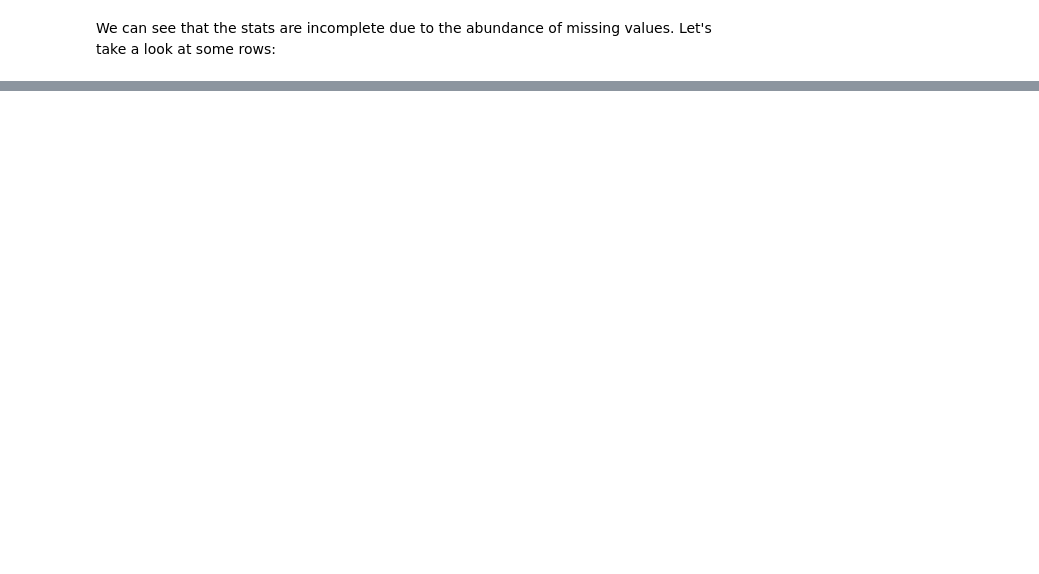
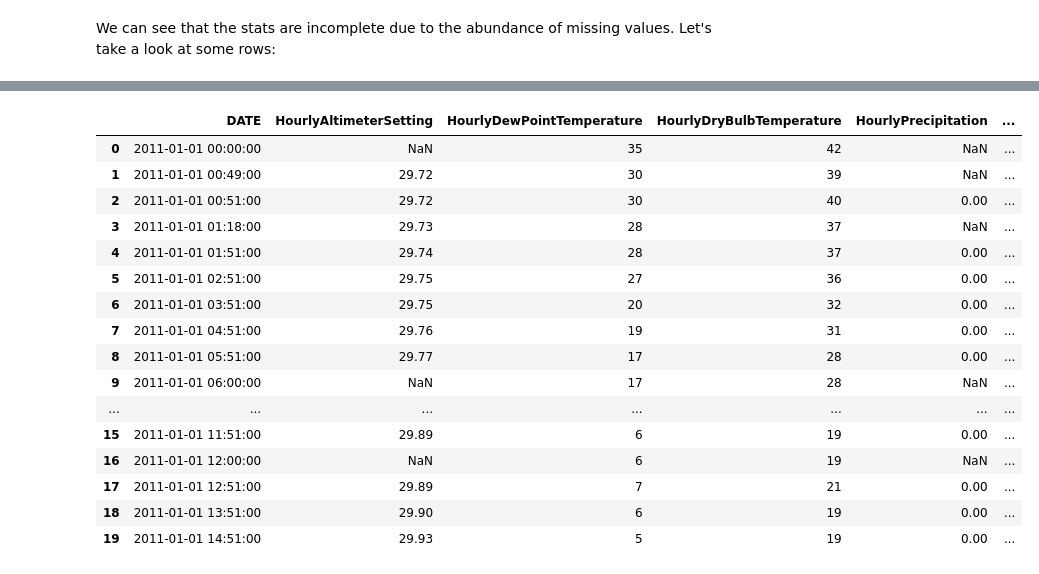
Before and after one commit to sergeypine/WeatherLearner, a Jupyter notebook: data-processing/data-wrangling.ipynb, the cells around one changed output, grey strips where cells are left out. Saved outputs shown, nothing was run; the diff lists cells and outputs as text; code cells hidden in the pictures; blank space fills up the shorter version.

```diff
--- a/data-processing/data-wrangling.ipynb
+++ b/data-processing/data-wrangling.ipynb
@@ -104,17 +108,23 @@ We shall do that step by step:
 # %%
 # Precipitation: replace 'T' ("trace amount") with a small value
 raw_df.loc[raw_df['HourlyPrecipitation'].str.strip() == 'T', 'HourlyPrecipitation'] = 0.005
+# %%
+#WindDirection: NAN-ify VRB values (aka "Variable Wind")
+raw_df.loc[raw_df['HourlyWindDirection'].str.strip() == 'VRB', 'HourlyWindDirection'] = ""
 # %%
 # Put NANs in for variables that are meant to be Numeric but aren't
 def removeJunkSuffixesAndPrefixes(df, variables):
     for variable in variables:
         if df[variable].dtypes != np.float64:
-            df.loc[df[variable].str.contains('s', na=False), variable] = ''
-            df.loc[df[variable].str.contains('V', na=False), variable] = ''
-            df.loc[df[variable].str.contains('\\*', na=False), variable] = ''
+            df.loc[df[variable].str.contains('s', na=False), variable] = None
+            df.loc[df[variable].str.contains('V', na=False), variable] = None
+            df.loc[df[variable].str.contains('\\*', na=False), variable] = None
 
     return df
 
 numeric_variables = ['HourlyDryBulbTemperature', 'HourlyRelativeHumidity', 'HourlyWindSpeed', 'HourlyWindDirection', 'HourlyDewPointTemperature',
     'HourlyWindGustSpeed', 'HourlyAltimeterSetting', 'HourlyPressureChange', 'HourlyPrecipitation', 'HourlyPressureChange', 'HourlyVisibility']
 raw_df = removeJunkSuffixesAndPrefixes(raw_df, numeric_variables)
+# %%
+# WindGust: replace NANs with 0 (assume no WindGust if not reported)
+raw_df['HourlyWindGustSpeed'] = raw_df['HourlyWindGustSpeed'].fillna(0)
@@ -120,0 +184,69 @@ raw_df = removeJunkSuffixesAndPrefixes(raw_df, numeric_variables)
+# %%
+# Sky Condition: decipher the finicky Government Terminology (explained in the PDF)
+#...but first, impute missing values by FF/BF filling (assuming weather changes gradually from observation to observation)
+raw_df['HourlySkyConditions'] = raw_df['HourlySkyConditions'].fillna(method="ffill")
+raw_df['HourlySkyConditions'] = raw_df['HourlySkyConditions'].fillna(method="bfill")
+
+coverCodes = {
+    "CLR" : "Clear",
+    "FEW" : "MostlyClear",
+    "SCT" : "PartlyCloudy",
+    "BKN" : "MostlyCloudy",
+    "OVC" : "Cloudy"
+}
+def preprocSkyConditions(skyCondition):
+    skyCondition = str(skyCondition).strip()
+    if skyCondition == "nan":
+        return None, 0
+
+# Format Example: BKN:07 6 BKN:07 100 BKN:07 120
+# Sky Condition is reported in 3 layers; as per data set guidance, consider only the 3rd layer to summarize overall condition
+#   The 3-letter code is the actual condition in Aviation Terminology
+#   The :XX that follows is its numeric representation and can be dropped
+# The final number is the cloud layer's height above ground, in hundreds of feet
+
+    last_colon_index = skyCondition.rfind(":")
+    if last_colon_index == -1:
+        return "Clear", 0
+
+    if skyCondition[last_colon_index-1] == 'V':
+        cover = "Obscured"
+    else:
+        try:
+            cover = coverCodes[skyCondition[last_colon_index-3 : last_colon_index]]
+        except:
+            cover = "Obscured"
+
+    height = 0
+    if cover != 'Clear':
+        try:
+            height = int(skyCondition[last_colon_index+3 :]) * 100
+        except ValueError:
+            height = 1
+    else:
+        height = 30000 #If it's clear, assume clouds are very very high
+
+    return cover, height
+
+raw_df['HourlySkyConditions'], raw_df['HourlyCloudHeight'] = zip(*raw_df['HourlySkyConditions'].apply(preprocSkyConditions))
+
+# Let's take a peek at the dataset now
+raw_df.head(20)
+# %% [output]
+|  | DATE | HourlyAltimeterSetting | HourlyDewPointTemperature | HourlyDryBulbTemperature | HourlyPrecipitation | ... |
+| 0 | 2011-01-01 00:00:00 | NaN | 35 | 42 | NaN | ... |
+| 1 | 2011-01-01 00:49:00 | 29.72 | 30 | 39 | NaN | ... |
+| 2 | 2011-01-01 00:51:00 | 29.72 | 30 | 40 | 0.00 | ... |
+| 3 | 2011-01-01 01:18:00 | 29.73 | 28 | 37 | NaN | ... |
+| 4 | 2011-01-01 01:51:00 | 29.74 | 28 | 37 | 0.00 | ... |
+| 5 | 2011-01-01 02:51:00 | 29.75 | 27 | 36 | 0.00 | ... |
+| 6 | 2011-01-01 03:51:00 | 29.75 | 20 | 32 | 0.00 | ... |
+| 7 | 2011-01-01 04:51:00 | 29.76 | 19 | 31 | 0.00 | ... |
+| 8 | 2011-01-01 05:51:00 | 29.77 | 17 | 28 | 0.00 | ... |
+| 9 | 2011-01-01 06:00:00 | NaN | 17 | 28 | NaN | ... |
+| ... | ... | ... | ... | ... | ... | ... |
+| 15 | 2011-01-01 11:51:00 | 29.89 | 6 | 19 | 0.00 | ... |
+| 16 | 2011-01-01 12:00:00 | NaN | 6 | 19 | NaN | ... |
+| 17 | 2011-01-01 12:51:00 | 29.89 | 7 | 21 | 0.00 | ... |
+| 18 | 2011-01-01 13:51:00 | 29.90 | 6 | 19 | 0.00 | ... |
+| 19 | 2011-01-01 14:51:00 | 29.93 | 5 | 19 | 0.00 | ... |
```
Also changed, not shown: parts of 41 cells of this notebook.
